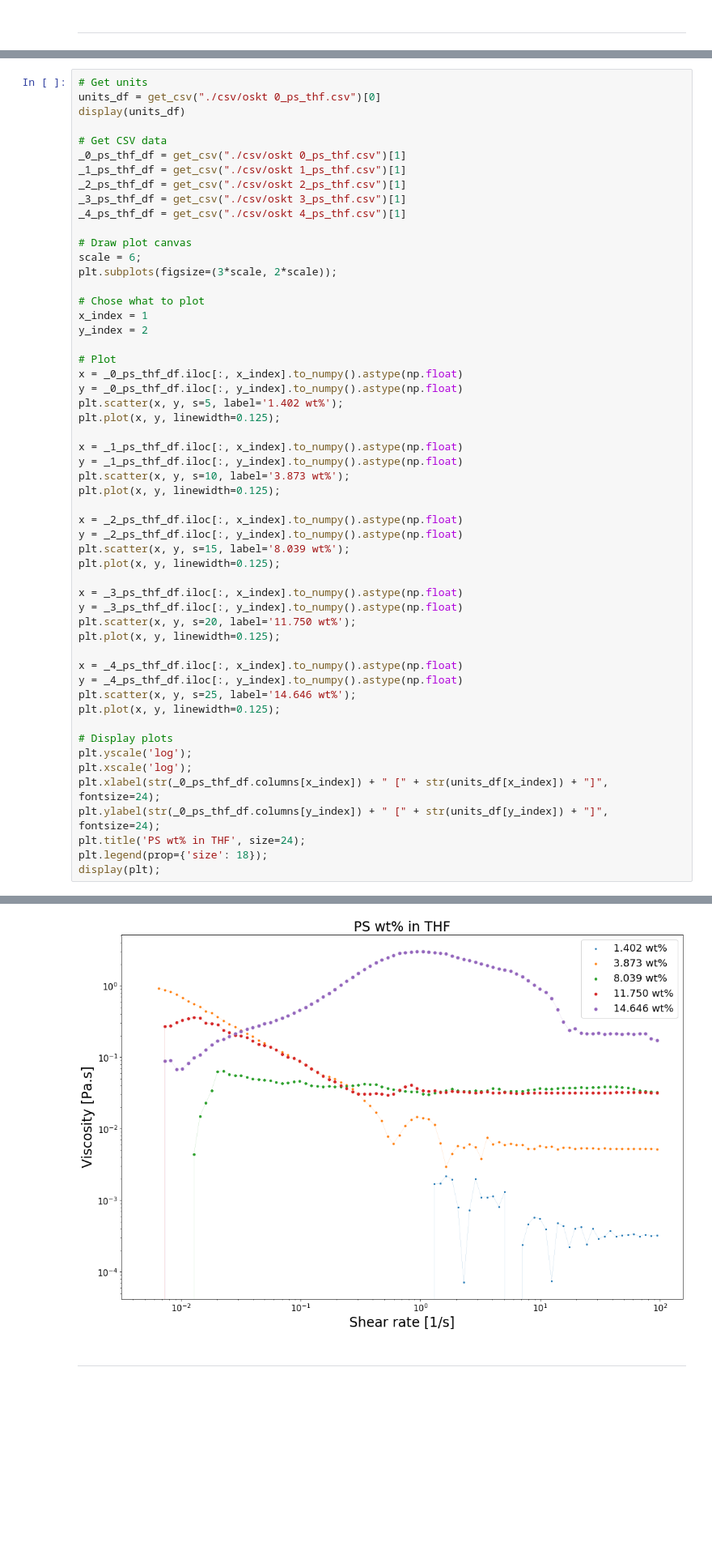
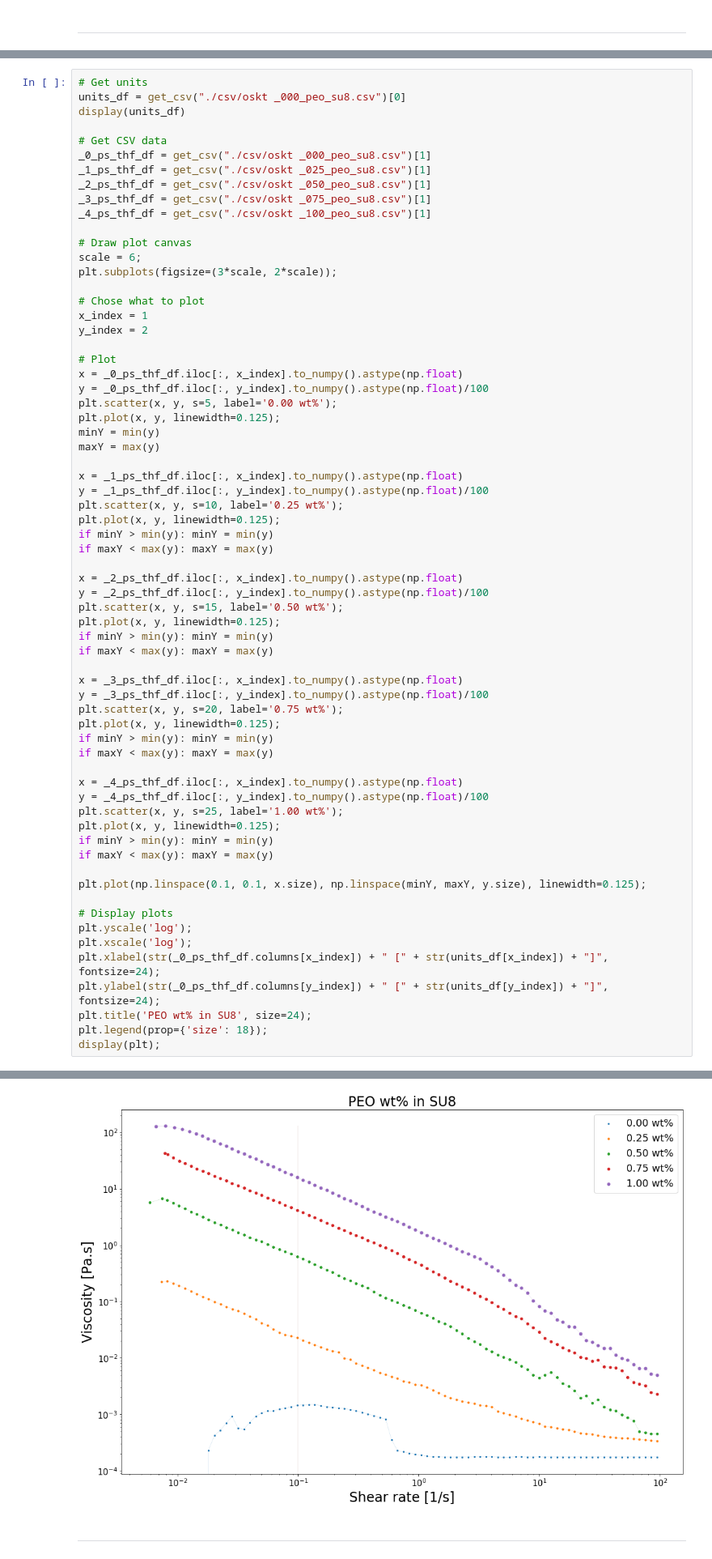
Before and after one commit to KiraSensei13/MNT_ITESM_Thesis, a Jupyter notebook: Viscosity/TRIOSplots.ipynb, the cells around one changed output, grey strips where cells are left out. Shown at 81% size. Saved outputs shown, nothing was run; the diff lists cells and outputs as text; blank space fills up the shorter version.

```diff
--- a/Viscosity/TRIOSplots.ipynb
+++ b/Viscosity/TRIOSplots.ipynb
@@ -135,14 +214,14 @@ fit_GNF_("./csv/oskt 3_ps_thf.csv", 1)
 # %%
 # Get units
-units_df = get_csv("./csv/oskt 0_ps_thf.csv")[0]
+units_df = get_csv("./csv/oskt _000_peo_su8.csv")[0]
 display(units_df)
 
 # Get CSV data
-_0_ps_thf_df = get_csv("./csv/oskt 0_ps_thf.csv")[1]
-_1_ps_thf_df = get_csv("./csv/oskt 1_ps_thf.csv")[1]
-_2_ps_thf_df = get_csv("./csv/oskt 2_ps_thf.csv")[1]
-_3_ps_thf_df = get_csv("./csv/oskt 3_ps_thf.csv")[1]
-_4_ps_thf_df = get_csv("./csv/oskt 4_ps_thf.csv")[1]
+_0_ps_thf_df = get_csv("./csv/oskt _000_peo_su8.csv")[1]
+_1_ps_thf_df = get_csv("./csv/oskt _025_peo_su8.csv")[1]
+_2_ps_thf_df = get_csv("./csv/oskt _050_peo_su8.csv")[1]
+_3_ps_thf_df = get_csv("./csv/oskt _075_peo_su8.csv")[1]
+_4_ps_thf_df = get_csv("./csv/oskt _100_peo_su8.csv")[1]
 
 # Draw plot canvas
 scale = 6;
@@ -154,47 +233,59 @@ y_index = 2
 
 # Plot
 x = _0_ps_thf_df.iloc[:, x_index].to_numpy().astype(np.float)
-y = _0_ps_thf_df.iloc[:, y_index].to_numpy().astype(np.float)
-plt.scatter(x, y, s=5, label='1.402 wt%');
+y = _0_ps_thf_df.iloc[:, y_index].to_numpy().astype(np.float)/100
+plt.scatter(x, y, s=5, label='0.00 wt%');
 plt.plot(x, y, linewidth=0.125);
+minY = min(y)
+maxY = max(y)
 
 x = _1_ps_thf_df.iloc[:, x_index].to_numpy().astype(np.float)
-y = _1_ps_thf_df.iloc[:, y_index].to_numpy().astype(np.float)
-plt.scatter(x, y, s=10, label='3.873 wt%');
+y = _1_ps_thf_df.iloc[:, y_index].to_numpy().astype(np.float)/100
+plt.scatter(x, y, s=10, label='0.25 wt%');
 plt.plot(x, y, linewidth=0.125);
+if minY > min(y): minY = min(y)
+if maxY < max(y): maxY = max(y)
 
 x = _2_ps_thf_df.iloc[:, x_index].to_numpy().astype(np.float)
-y = _2_ps_thf_df.iloc[:, y_index].to_numpy().astype(np.float)
-plt.scatter(x, y, s=15, label='8.039 wt%');
+y = _2_ps_thf_df.iloc[:, y_index].to_numpy().astype(np.float)/100
+plt.scatter(x, y, s=15, label='0.50 wt%');
 plt.plot(x, y, linewidth=0.125);
+if minY > min(y): minY = min(y)
+if maxY < max(y): maxY = max(y)
 
 x = _3_ps_thf_df.iloc[:, x_index].to_numpy().astype(np.float)
-y = _3_ps_thf_df.iloc[:, y_index].to_numpy().astype(np.float)
-plt.scatter(x, y, s=20, label='11.750 wt%');
+y = _3_ps_thf_df.iloc[:, y_index].to_numpy().astype(np.float)/100
+plt.scatter(x, y, s=20, label='0.75 wt%');
 plt.plot(x, y, linewidth=0.125);
+if minY > min(y): minY = min(y)
+if maxY < max(y): maxY = max(y)
 
 x = _4_ps_thf_df.iloc[:, x_index].to_numpy().astype(np.float)
-y = _4_ps_thf_df.iloc[:, y_index].to_numpy().astype(np.float)
-plt.scatter(x, y, s=25, label='14.646 wt%');
+y = _4_ps_thf_df.iloc[:, y_index].to_numpy().astype(np.float)/100
+plt.scatter(x, y, s=25, label='1.00 wt%');
 plt.plot(x, y, linewidth=0.125);
+if minY > min(y): minY = min(y)
+if maxY < max(y): maxY = max(y)
+
+plt.plot(np.linspace(0.1, 0.1, x.size), np.linspace(minY, maxY, y.size), linewidth=0.125);
 
 # Display plots
 plt.yscale('log');
 plt.xscale('log');
 plt.xlabel(str(_0_ps_thf_df.columns[x_index]) + " [" + str(units_df[x_index]) + "]", fontsize=24);
 plt.ylabel(str(_0_ps_thf_df.columns[y_index]) + " [" + str(units_df[y_index]) + "]", fontsize=24);
-plt.title('PS wt% in THF', size=24);
+plt.title('PEO wt% in SU8', size=24);
 plt.legend(prop={'size': 18});
 display(plt);
 # %% [output]
 Stress            MPa
 Shear rate        1/s
 Viscosity        Pa.s
 Step time           s
 Temperature        °C
 Normal stress     MPa
 Name: 0, dtype: object
 <module 'matplotlib.pyplot' from 'C:\\Users\\oskat\\Anaconda3\\lib\\site-packages\\matplotlib\\pyplot.py'>
-[figure, old version]
+[figure, new version]
 # %% [markdown]
 ---
```
Also changed, not shown: parts of 11 cells of this notebook, 12 other files.
